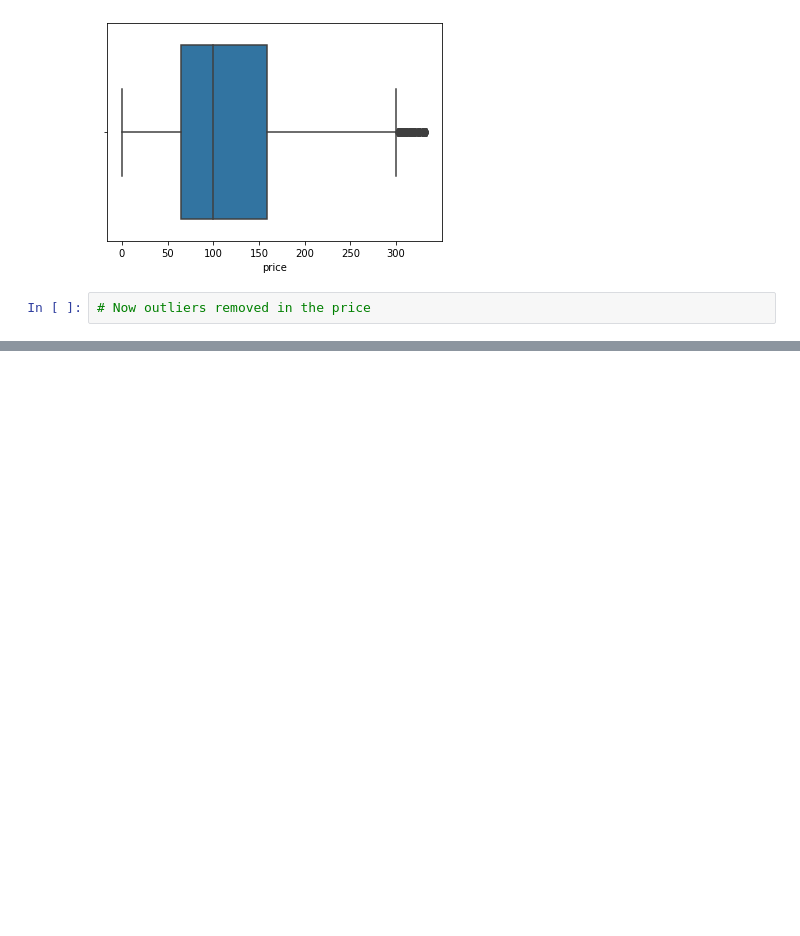
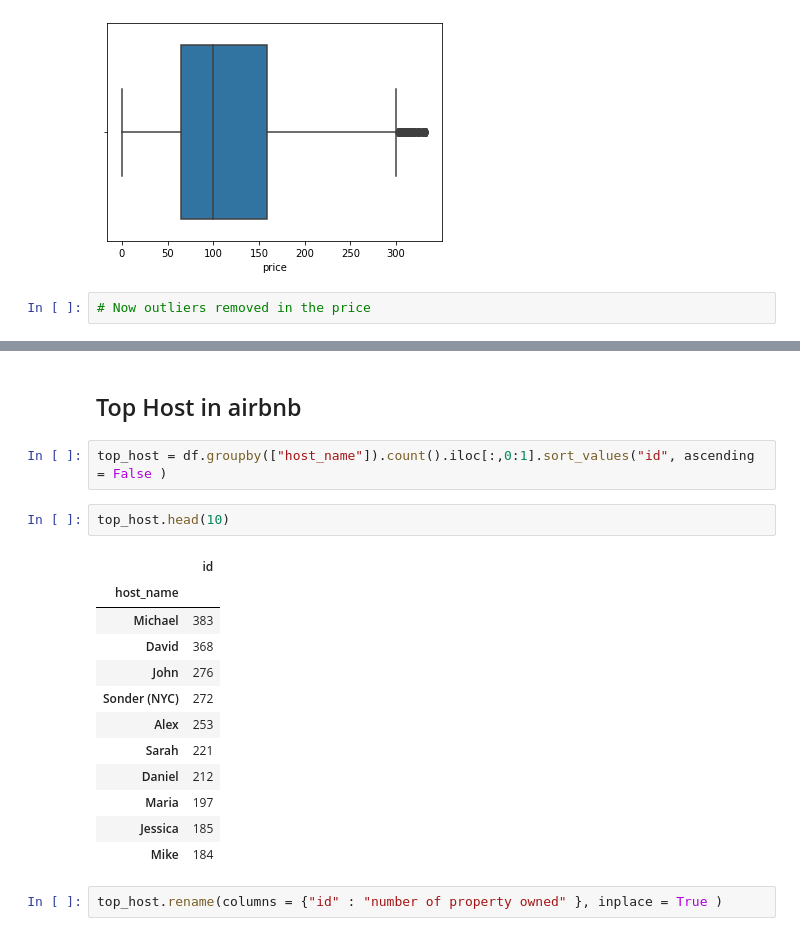
Before and after one commit to ArunPrasath1205/Analysis-using-Python, a Jupyter notebook: Airbnb_Bookings_Analysis_.ipynb, the cells around one changed output, grey strips where cells are left out. Saved outputs shown, nothing was run; the diff lists cells and outputs as text; blank space fills up the shorter version.

```diff
--- a/Airbnb_Bookings_Analysis_.ipynb
+++ b/Airbnb_Bookings_Analysis_.ipynb
@@ -301,0 +341,21 @@ sns.boxplot(df["price"])
+# %% [markdown]
+## Top Host in airbnb
+# %%
+top_host = df.groupby(["host_name"]).count().iloc[:,0:1].sort_values("id", ascending = False )
+# %%
+top_host.head(10)
+# %% [output]
+|  | id |
+| host_name |  |
+| Michael | 383 |
+| David | 368 |
+| John | 276 |
+| Sonder (NYC) | 272 |
+| Alex | 253 |
+| Sarah | 221 |
+| Daniel | 212 |
+| Maria | 197 |
+| Jessica | 185 |
+| Mike | 184 |
+# %%
+top_host.rename(columns = {"id" : "number of property owned" }, inplace = True )
```
Also changed, not shown: parts of 6 cells of this notebook.
